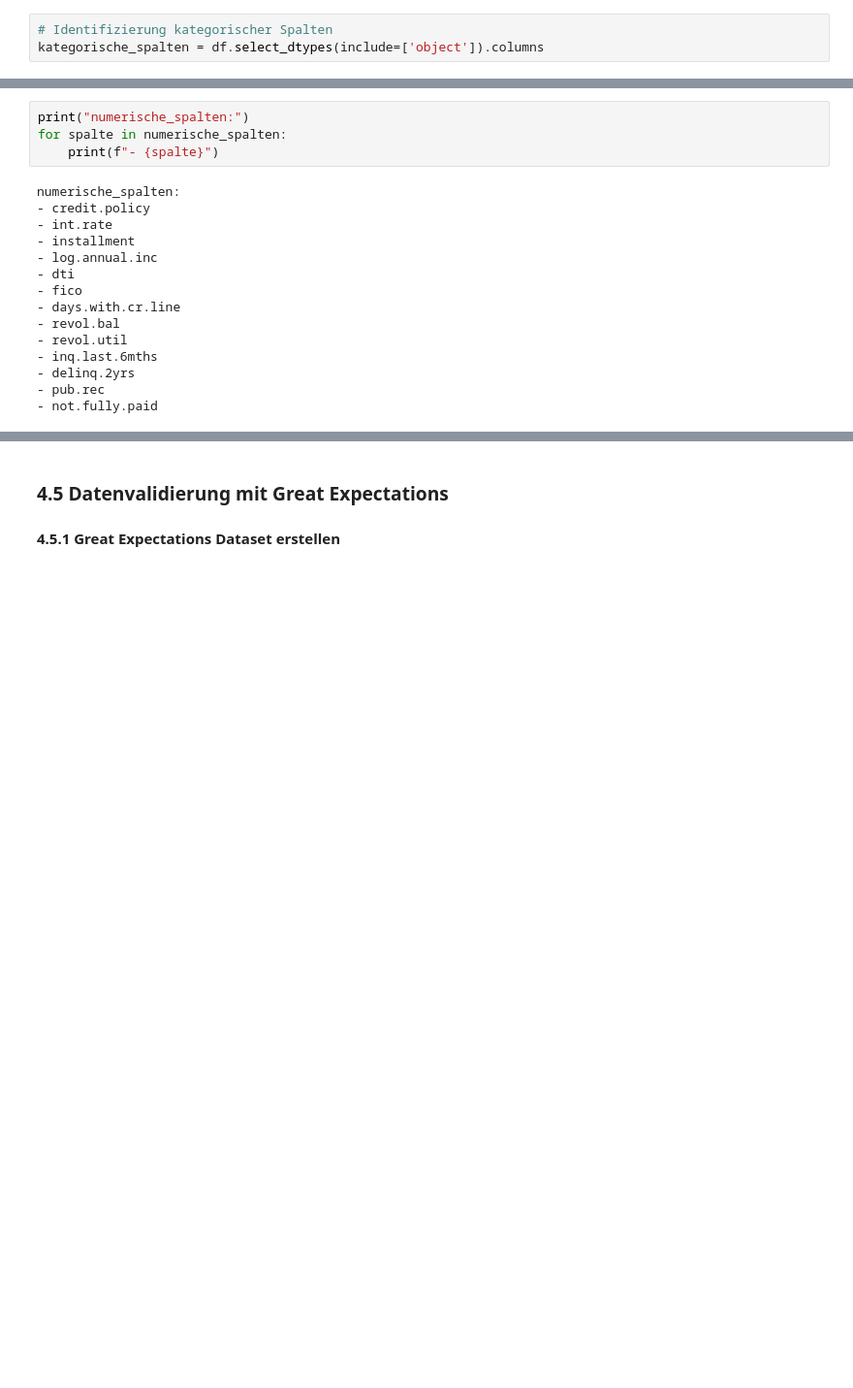
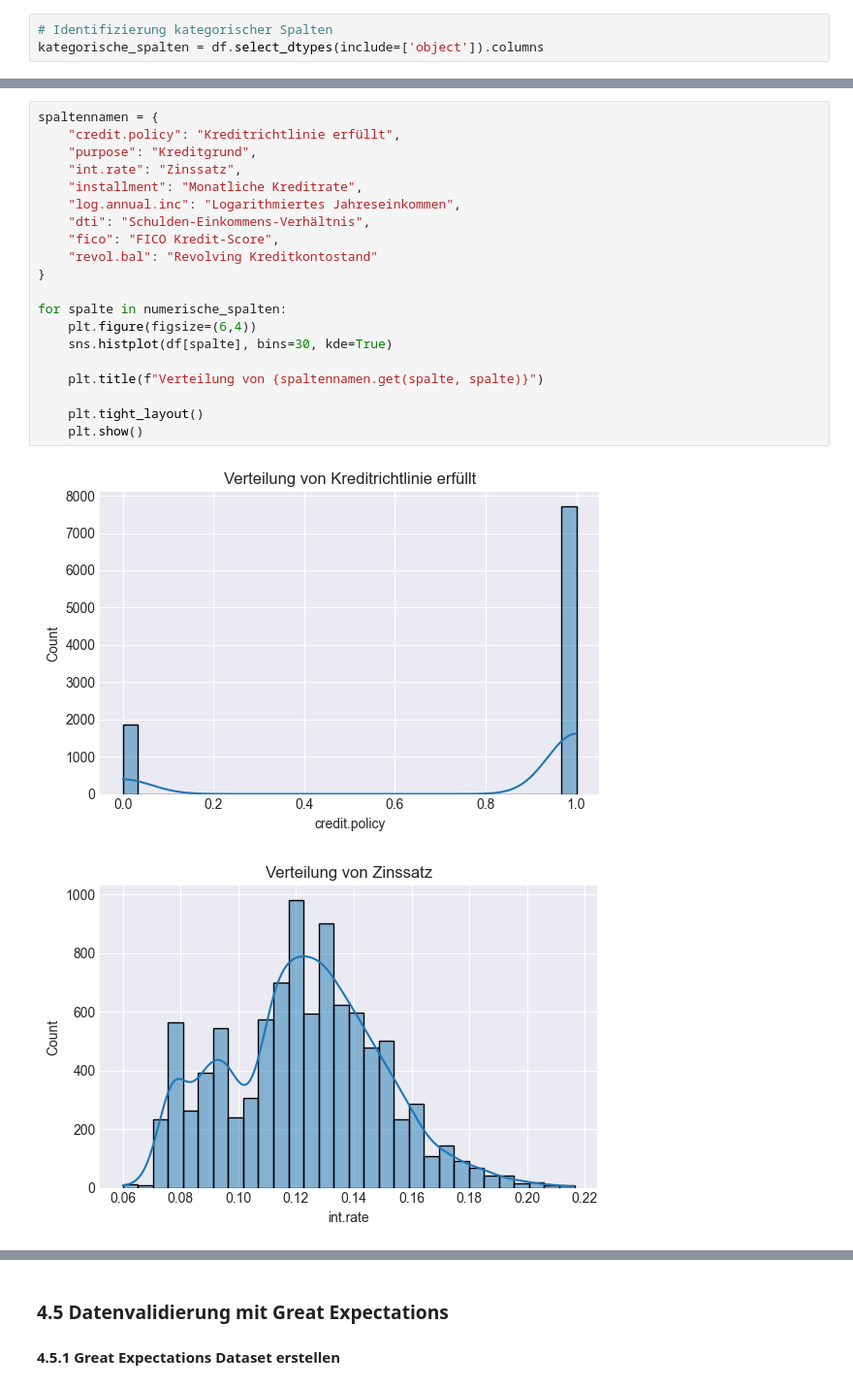
Before and after one commit to hansbjoern93/loan-mlops, a Jupyter notebook: notebooks/01_Daten_Exploration_und_Validierung.ipynb, the cells around one changed output, grey strips where cells are left out. Shown at 97% size. Drawn from its saved outputs; the diff is of its cells as text; blank space fills up the shorter version.

```diff
--- a/notebooks/01_Daten_Exploration_und_Validierung.ipynb
+++ b/notebooks/01_Daten_Exploration_und_Validierung.ipynb
@@ -62,19 +135,23 @@ numerische_spalten = df.select_dtypes(include=['int64', 'float64']).columns
-# %%
-print("numerische_spalten:")
-for spalte in numerische_spalten:
-    print(f"- {spalte}")
-# %% [output]
-numerische_spalten:
-- credit.policy
-- int.rate
-- installment
-- log.annual.inc
-- dti
-- fico
-- days.with.cr.line
-- revol.bal
-- revol.util
-- inq.last.6mths
-- delinq.2yrs
-- pub.rec
-- not.fully.paid
+# %%
+spaltennamen = {
+    "credit.policy": "Kreditrichtlinie erfüllt",
+    "purpose": "Kreditgrund",
+    "int.rate": "Zinssatz",
+    "installment": "Monatliche Kreditrate",
+    "log.annual.inc": "Logarithmiertes Jahreseinkommen",
+    "dti": "Schulden-Einkommens-Verhältnis",
+    "fico": "FICO Kredit-Score",
+    "revol.bal": "Revolving Kreditkontostand"
+}
+
+for spalte in numerische_spalten:
+    plt.figure(figsize=(6,4))
+    sns.histplot(df[spalte], bins=30, kde=True)
+
+    plt.title(f"Verteilung von {spaltennamen.get(spalte, spalte)}")
+
+    plt.tight_layout()
+    plt.show()
+# %% [output]
+[figure, added]
+[figure, added]
```
Also changed, not shown: parts of 14 cells of this notebook.
